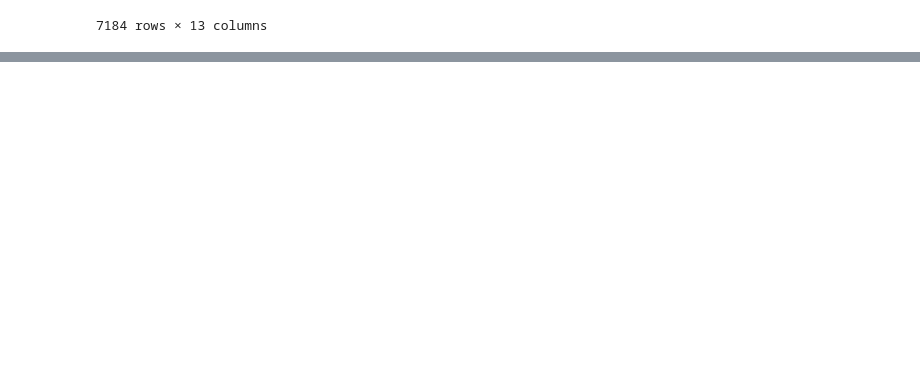
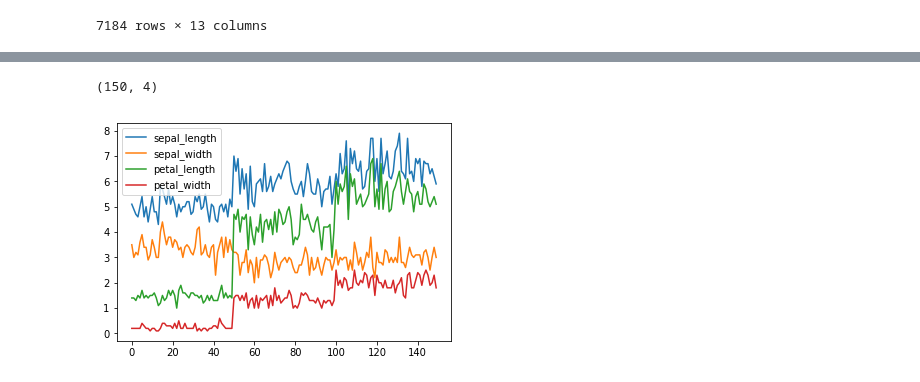
Before and after one commit to xenakas/py_projects, a Jupyter notebook: pandas.ipynb, the cells around one changed output, grey strips where cells are left out. Saved outputs shown, nothing was run; the diff lists cells and outputs as text; code cells hidden in the pictures; blank space fills up the shorter version.

```diff
--- a/pandas.ipynb
+++ b/pandas.ipynb
@@ -61,0 +149,10 @@ np_vals has type <class 'numpy.ndarray'>
+# %%
+from sklearn import datasets
+
+iris = datasets.load_iris()
+# %%
+df_iris = pd.DataFrame(iris.data)
+
+df_iris.columns = ['sepal_length', 'sepal_width', 'petal_length', 'petal_width']
+
+df_iris.head(4)
@@ -61,0 +165,9 @@ np_vals has type <class 'numpy.ndarray'>
+# %%
+print(df_iris.shape)
+# %% [output]
+(150, 4)
+# %%
+df_iris.plot()
+plt.show()
+# %% [output]
+[figure, added]
```
Also changed, not shown: parts of 13 cells of this notebook.
